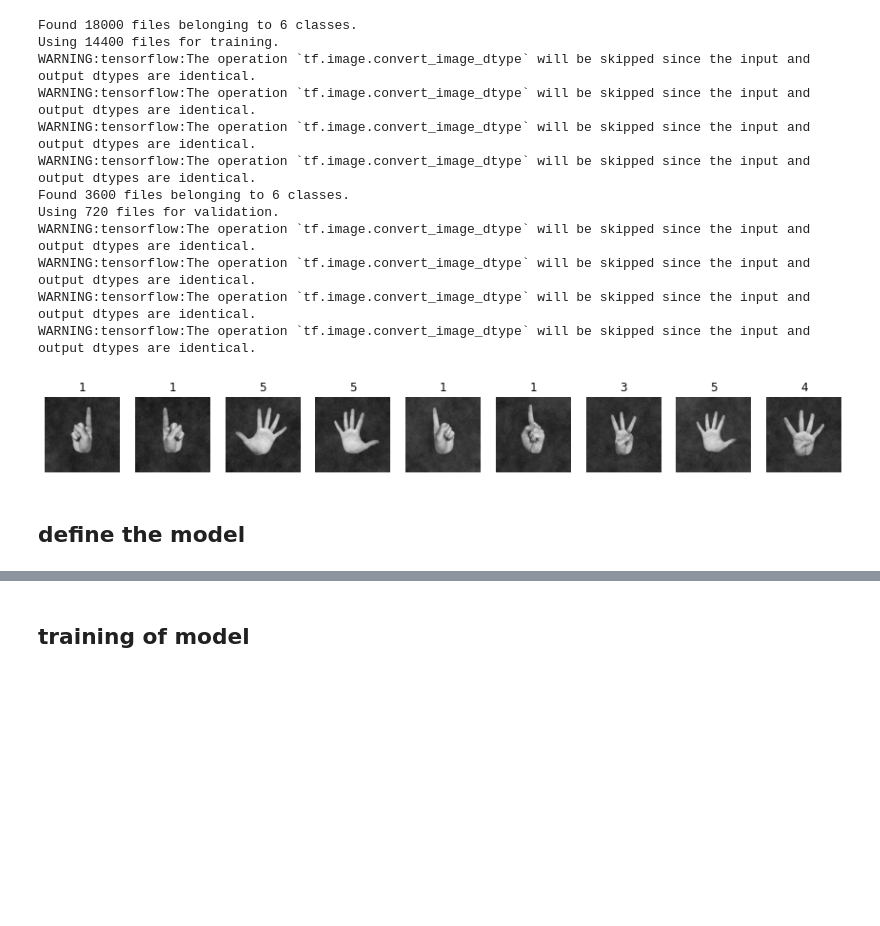
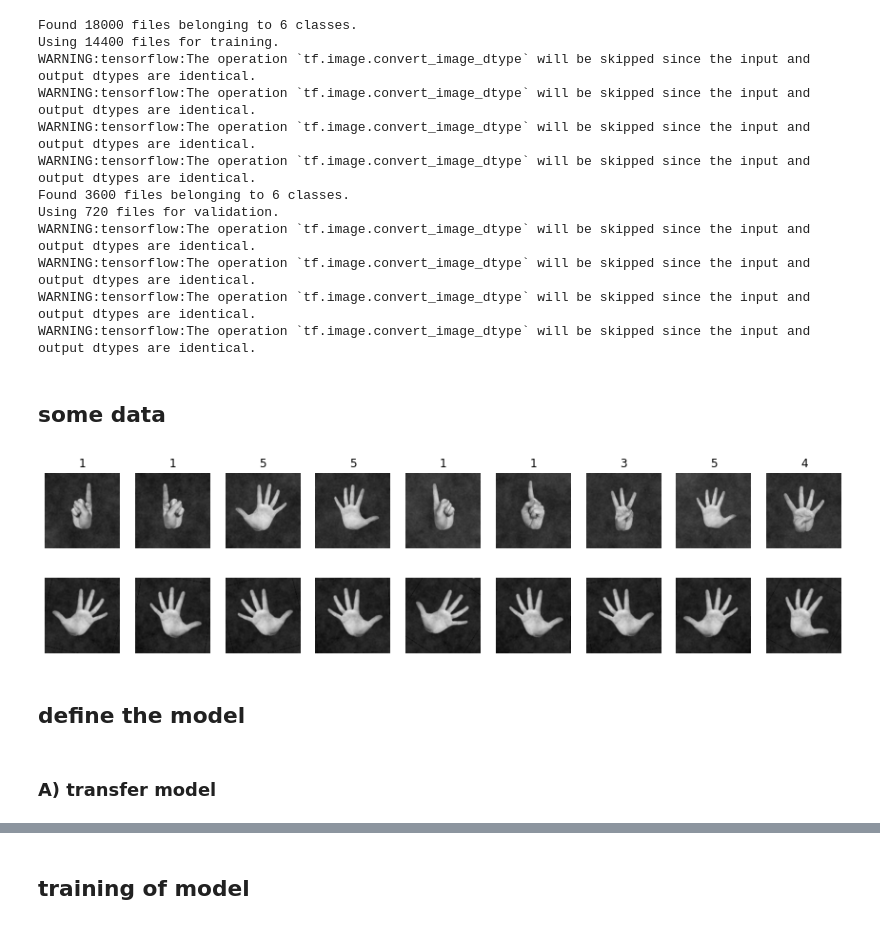
Before and after one commit to nico-klein/jetson-nano, a Jupyter notebook: image_recognition/tensorflow_fingers.ipynb, the cells around one changed output, grey strips where cells are left out. Drawn from its saved outputs; the diff is of its cells as text; code cells hidden in the pictures; blank space fills up the shorter version.

```diff
--- a/image_recognition/tensorflow_fingers.ipynb
+++ b/image_recognition/tensorflow_fingers.ipynb
@@ -54,6 +58,8 @@ WARNING:tensorflow:The operation `tf.image.convert_image_dtype` will be skipped
 WARNING:tensorflow:The operation `tf.image.convert_image_dtype` will be skipped since the input and output dtypes are identical.
 WARNING:tensorflow:The operation `tf.image.convert_image_dtype` will be skipped since the input and output dtypes are identical.
 WARNING:tensorflow:The operation `tf.image.convert_image_dtype` will be skipped since the input and output dtypes are identical.
+# %% [markdown]
+## some data
 # %%
 plt.figure(figsize=(15, 2))
 for images, labels in train_ds.take(1):
@@ -64,6 +70,26 @@ for images, labels in train_ds.take(1):
         plt.axis("off")
 # %% [output]
 [figure]
+# %%
+model_data_augmentation = keras.Sequential(
+    [
+        keras.layers.experimental.preprocessing.RandomFlip("horizontal"),
+        keras.layers.experimental.preprocessing.RandomRotation(0.1),
+    ]
+)
+
+# debug - show some
+plt.figure(figsize=(15, 2))
+for images, _ in train_ds.take(1):
+    for i in range(9):
+        augmented_images = model_data_augmentation(images)
+        ax = plt.subplot(1, 9, i + 1)
+        plt.imshow(augmented_images[0].numpy().astype("uint8"))
+        plt.axis("off")
+# %% [output]
+[figure, added]
 # %% [markdown]
 ## define the model
+# %% [markdown]
+### A) transfer model
 # %%
```
Also changed, not shown: parts of 9 cells of this notebook, 8 other files.
